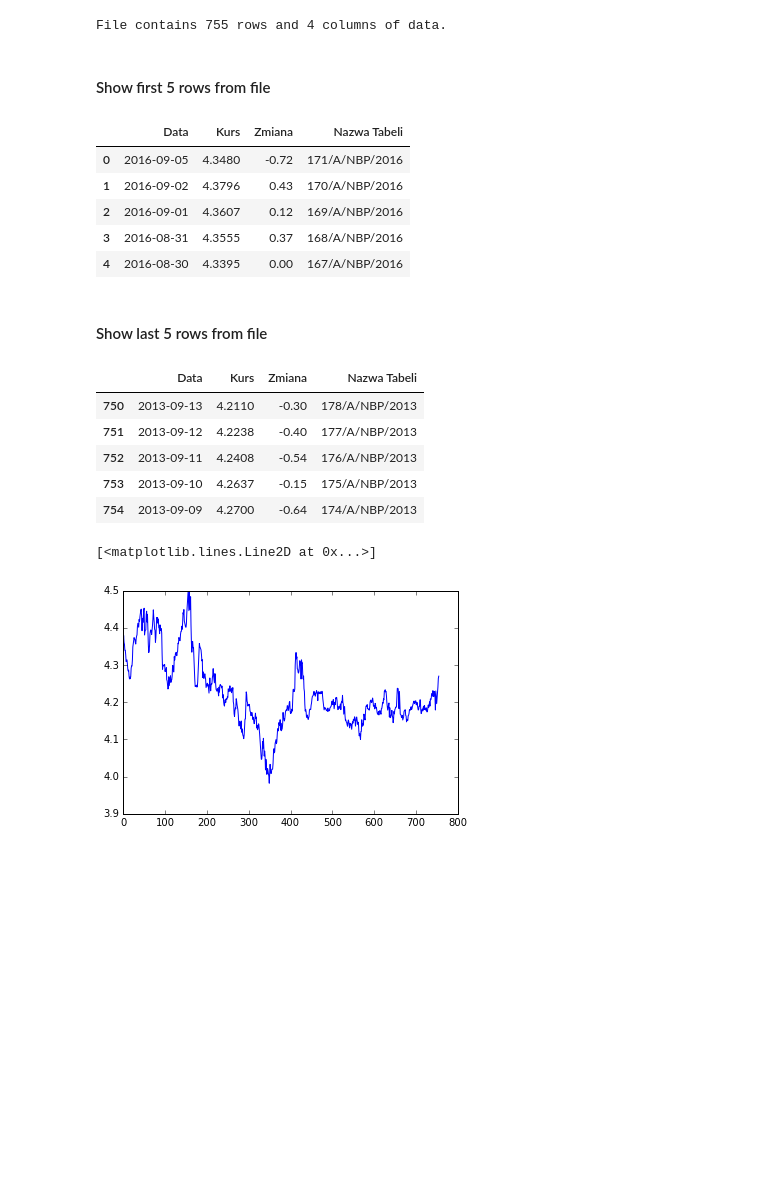
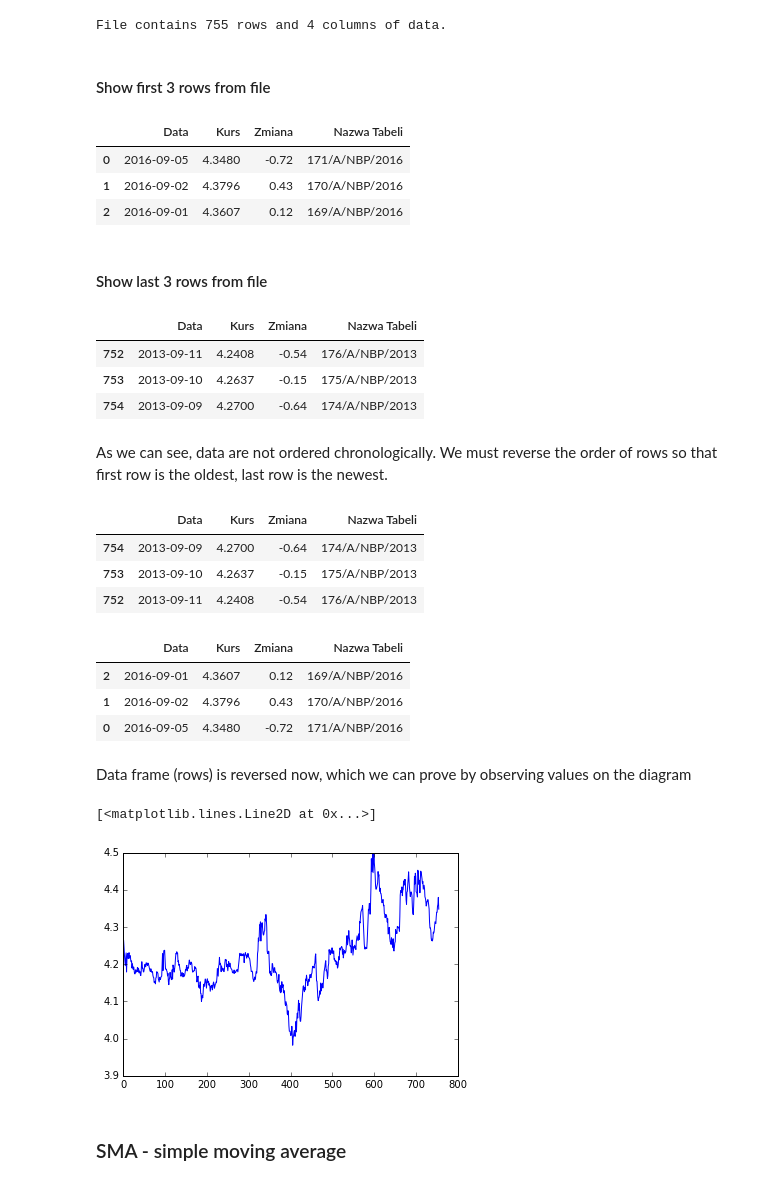
Before and after one commit to mariuszrokita/money-machine, a Jupyter notebook: EURPLN_exchange_rate_analysis.ipynb, the cells around one changed output. Drawn from its saved outputs; the diff is of its cells as text; code cells hidden in the pictures; blank space fills up the shorter version.

```diff
--- a/EURPLN_exchange_rate_analysis.ipynb
+++ b/EURPLN_exchange_rate_analysis.ipynb
@@ -21,30 +24,45 @@ print("File contains {} rows and {} columns of data.".format(df_columns, df_rows
 # %% [output]
 File contains 755 rows and 4 columns of data.
 # %% [markdown]
-#### Show first 5 rows from file
+#### Show first 3 rows from file
 # %%
-df.head(5)
+df.head(3)
 # %% [output]
 |  | Data | Kurs | Zmiana | Nazwa Tabeli |
 | 0 | 2016-09-05 | 4.3480 | -0.72 | 171/A/NBP/2016 |
 | 1 | 2016-09-02 | 4.3796 | 0.43 | 170/A/NBP/2016 |
 | 2 | 2016-09-01 | 4.3607 | 0.12 | 169/A/NBP/2016 |
-| 3 | 2016-08-31 | 4.3555 | 0.37 | 168/A/NBP/2016 |
-| 4 | 2016-08-30 | 4.3395 | 0.00 | 167/A/NBP/2016 |
 # %% [markdown]
-#### Show last 5 rows from file
+#### Show last 3 rows from file
 # %%
-df.tail(5)
+df.tail(3)
 # %% [output]
 |  | Data | Kurs | Zmiana | Nazwa Tabeli |
-| 750 | 2013-09-13 | 4.2110 | -0.30 | 178/A/NBP/2013 |
-| 751 | 2013-09-12 | 4.2238 | -0.40 | 177/A/NBP/2013 |
 | 752 | 2013-09-11 | 4.2408 | -0.54 | 176/A/NBP/2013 |
 | 753 | 2013-09-10 | 4.2637 | -0.15 | 175/A/NBP/2013 |
 | 754 | 2013-09-09 | 4.2700 | -0.64 | 174/A/NBP/2013 |
+# %% [markdown]
+As we can see, data are not ordered chronologically. We must reverse the order of rows so that first row is the oldest, last row is the newest.
+# %%
+df = df.sort_index(axis=0, ascending=True)
+df = df.iloc[::-1]
+df.head(3)
+# %% [output]
+|  | Data | Kurs | Zmiana | Nazwa Tabeli |
+| 754 | 2013-09-09 | 4.2700 | -0.64 | 174/A/NBP/2013 |
+| 753 | 2013-09-10 | 4.2637 | -0.15 | 175/A/NBP/2013 |
+| 752 | 2013-09-11 | 4.2408 | -0.54 | 176/A/NBP/2013 |
+# %%
+df.tail(3)
+# %% [output]
+|  | Data | Kurs | Zmiana | Nazwa Tabeli |
+| 2 | 2016-09-01 | 4.3607 | 0.12 | 169/A/NBP/2016 |
+| 1 | 2016-09-02 | 4.3796 | 0.43 | 170/A/NBP/2016 |
+| 0 | 2016-09-05 | 4.3480 | -0.72 | 171/A/NBP/2016 |
+# %% [markdown]
+Data frame (rows) is reversed now, which we can prove by observing values on the diagram
 # %%
-exchange_rates = df['Kurs'].values
-plt.plot(exchange_rates)
+plt.plot(df['Kurs'].values)
 # %% [output]
 [<matplotlib.lines.Line2D at 0x...>]
-[figure, old version]
+[figure, new version]
@@ -52,0 +69,2 @@ plt.plot(exchange_rates)
+# %% [markdown]
+### SMA - simple moving average
```
Also changed, not shown: parts of 9 cells of this notebook.
